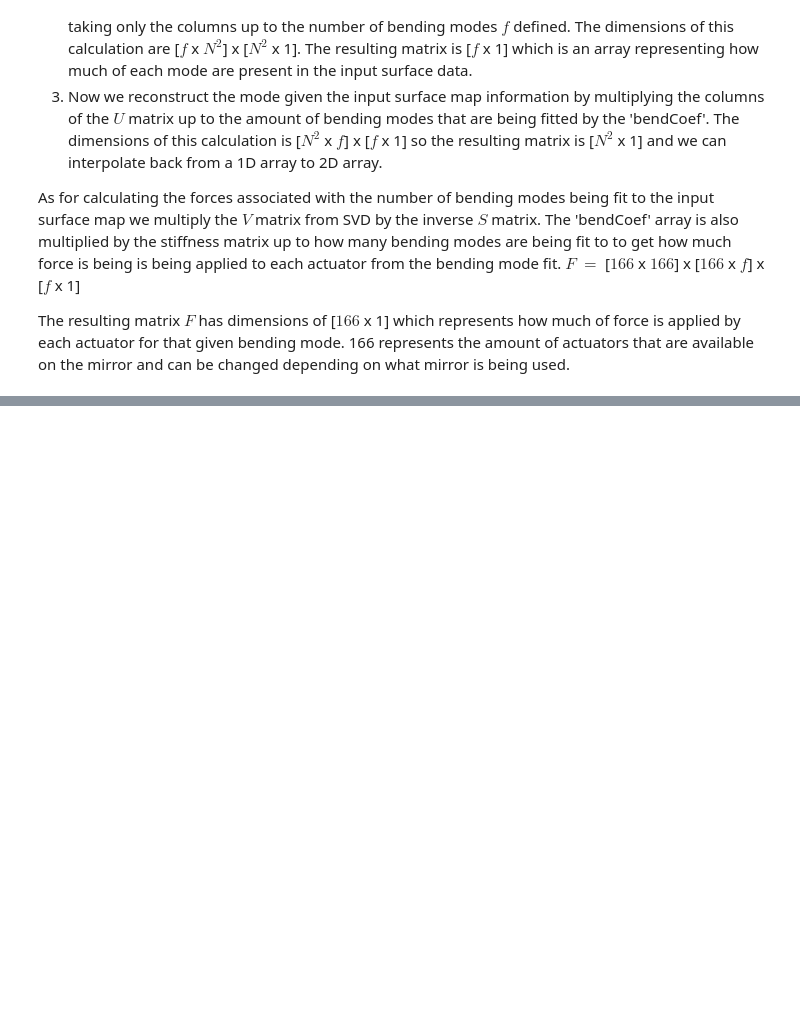
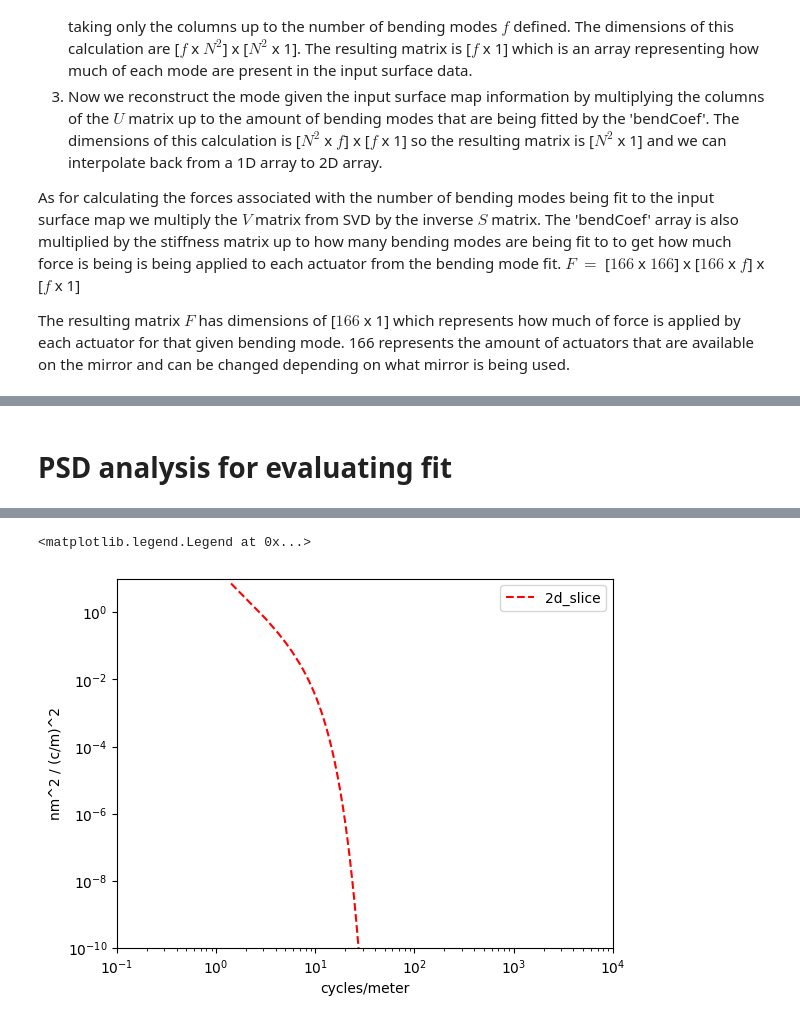
Before and after one commit to uasal/rfcml_bending, a Jupyter notebook: docs/notebooks/Bending_fitting.ipynb, the cells around one changed output, grey strips where cells are left out. Saved outputs shown, nothing was run; the diff lists cells and outputs as text; code cells hidden in the pictures; blank space fills up the shorter version.

```diff
--- a/docs/notebooks/Bending_fitting.ipynb
+++ b/docs/notebooks/Bending_fitting.ipynb
@@ -144,0 +224,43 @@ forces matrix shape: (166, 9)
+# %% [markdown]
+# PSD analysis for evaluating fit
+# %%
+# generate aberration map
+
+fits_path = 'C:/Users/solva/OneDrive - University of Arizona/Desktop/STP Synthetic Data'
+fits_data = sio.loadmat(fits_path + '/wfe_map.mat')
+wfe_map = fits_data['data']
+
+# generate a PSD using psd_utils
+
+#map_output = psd_tools.measure_psd(wfe_map, coords = coords)
+#print(map_output)
+
+coords = psd_tools.coord_arrays((int(1000), int(1000)), dx=5e-4)
+
+#print(coords)
+
+k = np.logspace(np.log10(0.15), np.log10(4e5), 200)  # [cycles/m]
+k_min = np.min(k)
+k_max = np.min(k)
+
+test_psd = psd_tools.von_karman_psd(coords, 20.0, 6.5, 2.8,0.15 ,1.0e-12, rms=None, k_min=None, k_max=None, rms_scaling=True, only_1d =False)
+
+fig = plt.figure()
+ax = fig.add_subplot(1, 1, 1)
+x = test_psd.psd_1d_freqs
+
+#print(x)
+y = test_psd.psd_1d
+
+ax.plot(x, y, label="2d_slice", color="red", linestyle="dashed")
+ax.set_xlabel("cycles/meter")
+ax.set_ylabel("nm^2 / (c/m)^2")
+
+ax.set_yscale("log")
+ax.set_xscale("log")
+ax.set_ylim(bottom=1e-10, top=1e1)
+ax.set_xlim(left=1e-1, right=1e4)
+
+ax.legend()
+#test_psd = psd_tools.create_map(coords, test_map)
+# %% [output]
@@ -144,0 +269,2 @@ forces matrix shape: (166, 9)
+<matplotlib.legend.Legend at 0x...>
+[figure, added]
```
Also changed, not shown: parts of 14 cells of this notebook, 7 other files.
